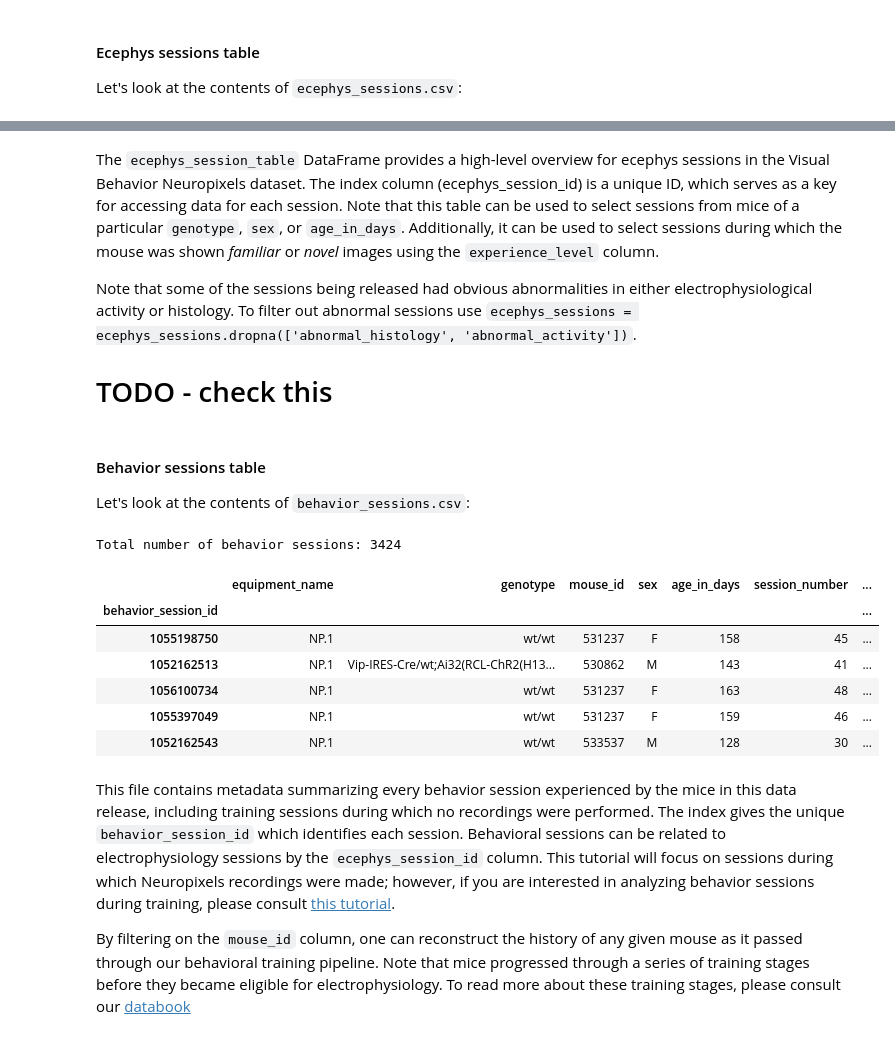
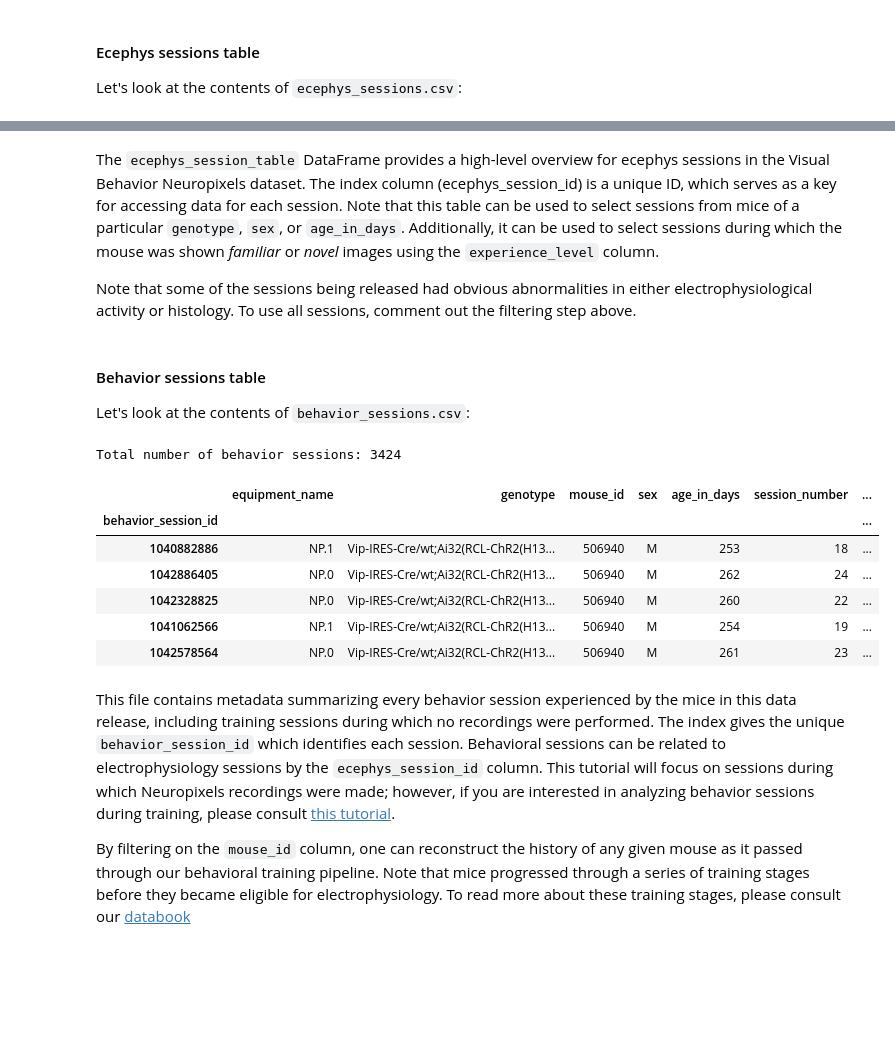
Before and after one commit to stephprince/mindscope-to-nwb-zarr, a Jupyter notebook: notebooks/vbn_neurips_tutorial_nwb.ipynb, the cells around one changed output, grey strips where cells are left out. Saved outputs shown, nothing was run; the diff lists cells and outputs as text; code cells hidden in the pictures; blank space fills up the shorter version.

```diff
--- a/notebooks/vbn_neurips_tutorial_nwb.ipynb
+++ b/notebooks/vbn_neurips_tutorial_nwb.ipynb
@@ -121 +96,18 @@ output_dir = Path(output_dir)
+# %%
+# Configure S3 bucket access
+# Set up fsspec filesystem for accessing data directly from S3
+s3_base_path = "s3://visual-behavior-neuropixels-data/visual-behavior-neuropixels"
+
+# Create an S3 filesystem instance (uses anonymous access for public bucket)
+fs = s3fs.S3FileSystem(anon=True)
+
+# Define paths to metadata files on S3
+behavior_session_path = f"{s3_base_path}/project_metadata/behavior_sessions.csv"
+ephys_session_path = f"{s3_base_path}/project_metadata/ecephys_sessions.csv"
+probes_path = f"{s3_base_path}/project_metadata/probes.csv"
+channels_path = f"{s3_base_path}/project_metadata/channels.csv"
+units_path = f"{s3_base_path}/project_metadata/units.csv"
+
+# Define path to NWB files on S3
+nwb_base_path = f"{s3_base_path}/behavior_ecephys_sessions"
 # %% [markdown]
@@ -156,0 +133,13 @@ Total number of ecephys sessions: 103
+# %%
+# Load ecephys sessions metadata directly from S3 using fsspec
+with fs.open(ephys_session_path, 'r') as f:
+    ecephys_sessions = pd.read_csv(f, index_col=0)
+
+# Filter out sessions with abnormal histology or activity
+ecephys_sessions = ecephys_sessions.query(
+    'abnormal_histology.isna() & abnormal_activity.isna()'
+)
+print(f"Total number of ecephys sessions: {len(ecephys_sessions)}")
+
+
+ecephys_sessions.head()
@@ -157,28 +156,28 @@ Total number of ecephys sessions: 103
 # %% [markdown]
 The `ecephys_session_table` DataFrame provides a high-level overview for ecephys sessions in the Visual Behavior Neuropixels dataset. The index column (ecephys_session_id) is a unique ID, which serves as a key for accessing data for each session. Note that this table can be used to select sessions from mice of a particular `genotype`, `sex`, or `age_in_days`. Additionally, it can be used to select sessions during which the mouse was shown *familiar* or *novel* images using the `experience_level` column.
 
-Note that some of the sessions being released had obvious abnormalities in either electrophysiological activity or histology. To filter out abnormal sessions use `ecephys_sessions = ecephys_sessions.dropna(['abnormal_histology', 'abnormal_activity'])`.
-# TODO - check this
+Note that some of the sessions being released had obvious abnormalities in either electrophysiological activity or histology. To use all sessions, comment out the filtering step above.
 # %% [markdown]
 #### Behavior sessions table
 
 Let's look at the contents of `behavior_sessions.csv`:
-# %%
-behavior_sessions = pd.read_csv(output_dir / 'behavior_sessions.csv')
-
-print(f"Total number of behavior sessions: {len(behavior_sessions)}")
-
-behavior_sessions.head()
-# TODO - check index is set up correctly
-# %% [output]
-Total number of behavior sessions: 3424
-|  | equipment_name | genotype | mouse_id | sex | age_in_days | session_number | ... |
-| behavior_session_id |  |  |  |  |  |  | ... |
-| 1055198750 | NP.1 | wt/wt | 531237 | F | 158 | 45 | ... |
-| 1052162513 | NP.1 | Vip-IRES-Cre/wt;Ai32(RCL-ChR2(H13... | 530862 | M | 143 | 41 | ... |
-| 1056100734 | NP.1 | wt/wt | 531237 | F | 163 | 48 | ... |
-| 1055397049 | NP.1 | wt/wt | 531237 | F | 159 | 46 | ... |
-| 1052162543 | NP.1 | wt/wt | 533537 | M | 128 | 30 | ... |
+# %%
+# Load behavior sessions metadata directly from S3 using fsspec
+with fs.open(behavior_session_path, 'r') as f:
+    behavior_sessions = pd.read_csv(f, index_col=0)
+
+print(f"Total number of behavior sessions: {len(behavior_sessions)}")
+
+behavior_sessions.head()
+# %% [output]
+Total number of behavior sessions: 3424
+|  | equipment_name | genotype | mouse_id | sex | age_in_days | session_number | ... |
+| behavior_session_id |  |  |  |  |  |  | ... |
+| 1040882886 | NP.1 | Vip-IRES-Cre/wt;Ai32(RCL-ChR2(H13... | 506940 | M | 253 | 18 | ... |
+| 1042886405 | NP.0 | Vip-IRES-Cre/wt;Ai32(RCL-ChR2(H13... | 506940 | M | 262 | 24 | ... |
+| 1042328825 | NP.0 | Vip-IRES-Cre/wt;Ai32(RCL-ChR2(H13... | 506940 | M | 260 | 22 | ... |
+| 1041062566 | NP.1 | Vip-IRES-Cre/wt;Ai32(RCL-ChR2(H13... | 506940 | M | 254 | 19 | ... |
+| 1042578564 | NP.0 | Vip-IRES-Cre/wt;Ai32(RCL-ChR2(H13... | 506940 | M | 261 | 23 | ... |
 # %% [markdown]
 This file contains metadata summarizing every behavior session experienced by the mice in this data release, including training sessions during which no recordings were performed. The index gives the unique `behavior_session_id` which identifies each session. Behavioral sessions can be related to electrophysiology sessions by the `ecephys_session_id` column. This tutorial will focus on sessions during which Neuropixels recordings were made; however, if you are interested in analyzing behavior sessions during training, please consult [this tutorial](https://allensdk.readthedocs.io/en/latest/_static/examples/nb/visual_behavior_neuropixels_analyzing_behavior_only_data.html).
 
```
Also changed, not shown: parts of 25 cells of this notebook.
